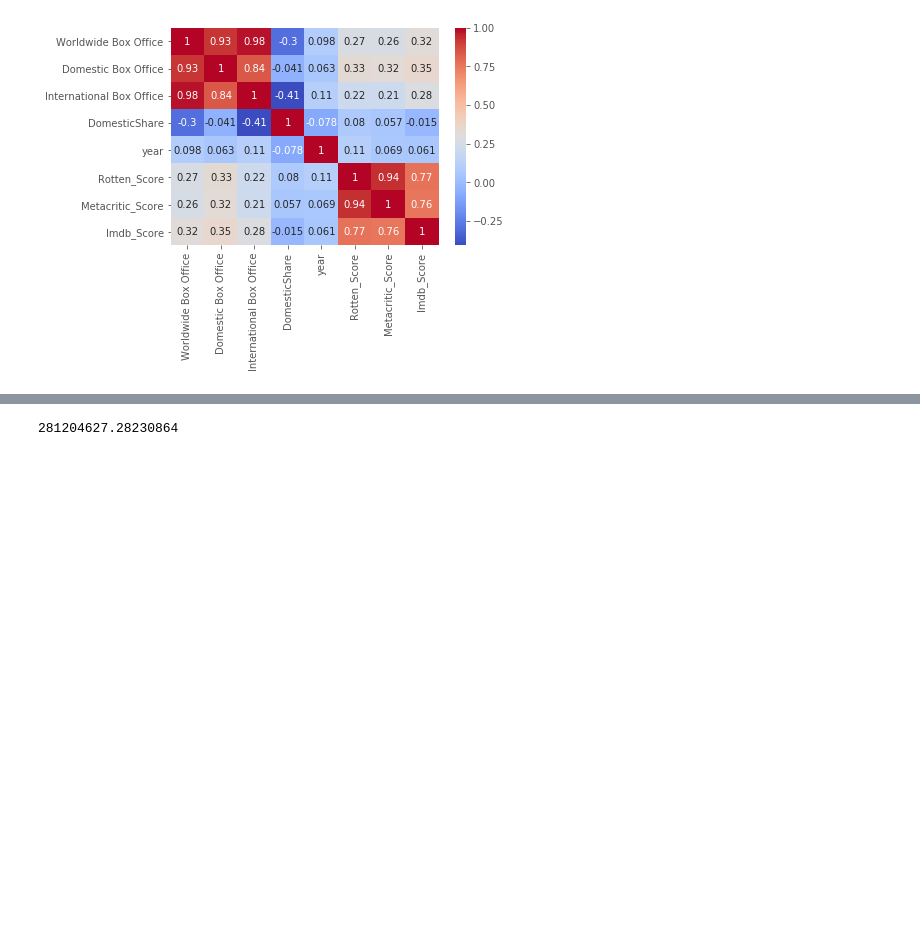
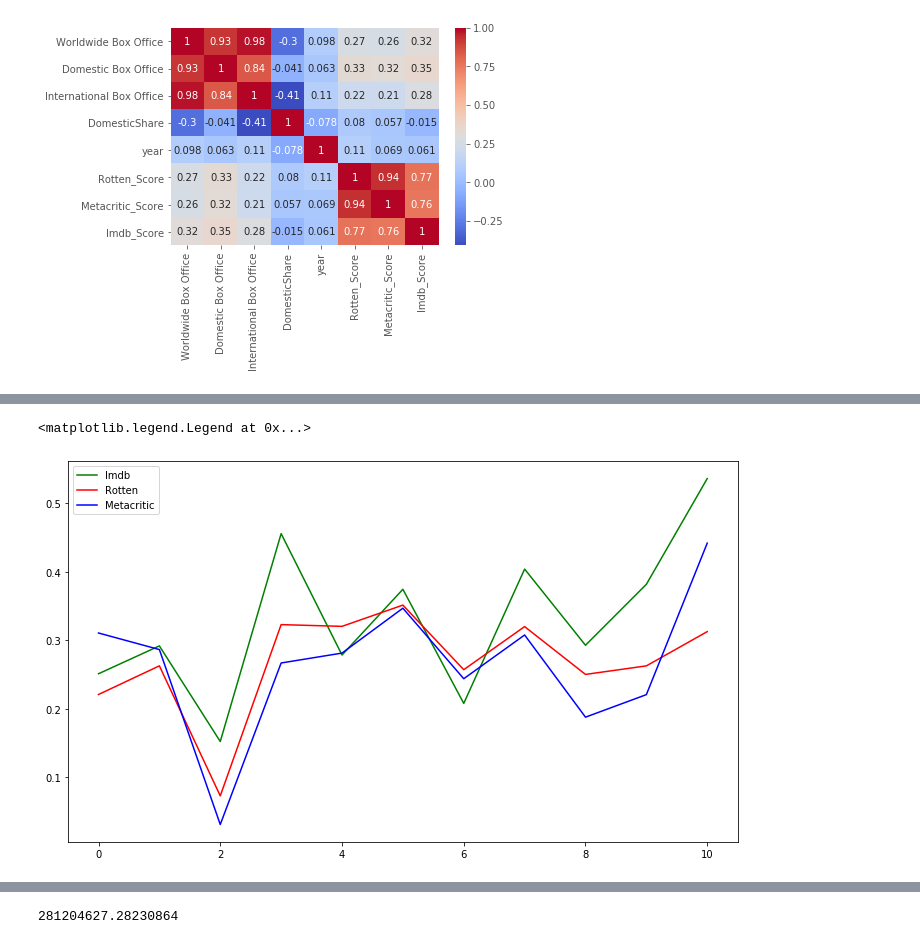
Before and after one commit to ColinMaloney/movies, a Jupyter notebook: yearly_rating.ipynb, the cells around one changed output, grey strips where cells are left out. Saved outputs shown, nothing was run; the diff lists cells and outputs as text; code cells hidden in the pictures; blank space fills up the shorter version.

Commit message:
new plots per year

```diff
--- a/yearly_rating.ipynb
+++ b/yearly_rating.ipynb
@@ -296,0 +183,24 @@ final_df.query('year==2019').corr()
+# %%
+def get_correlations_per_year(critic_source):
+    corr_list=[]
+    for year in range(2009,2020):
+        corr_list.append(corr_dict['corr'+str(year)][critic_source][0])
+    return corr_list
+# %%
+Imdb_corr_scores = get_correlations_per_year('Imdb_Score')
+# %%
+Rotten_corr_scores = get_correlations_per_year('Rotten_Score')
+# %%
+Meta_corr_scores = get_correlations_per_year('Metacritic_Score')
+# %%
+import matplotlib.pyplot as plt
+%matplotlib inline
+fig, ax = plt.subplots(figsize = (12,7))
+ax.plot(Imdb_corr_scores,c='green',label='Imdb')
+ax.plot(Rotten_corr_scores,c='red',label='Rotten')
+ax.plot(Meta_corr_scores,c='blue',label='Metacritic')
+plt.x_label = range(2009,2020)
+ax.legend(loc='best')
+# %% [output]
+<matplotlib.legend.Legend at 0x...>
+[figure, added]
```
Also changed, not shown: parts of 20 cells of this notebook.
